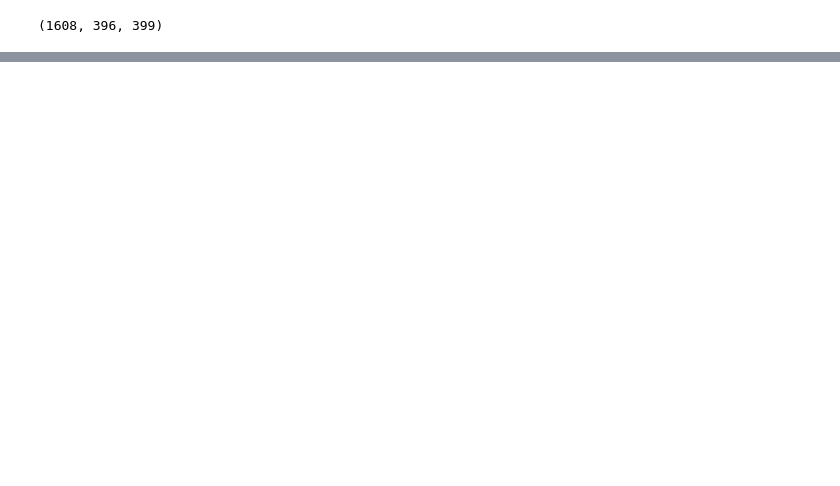
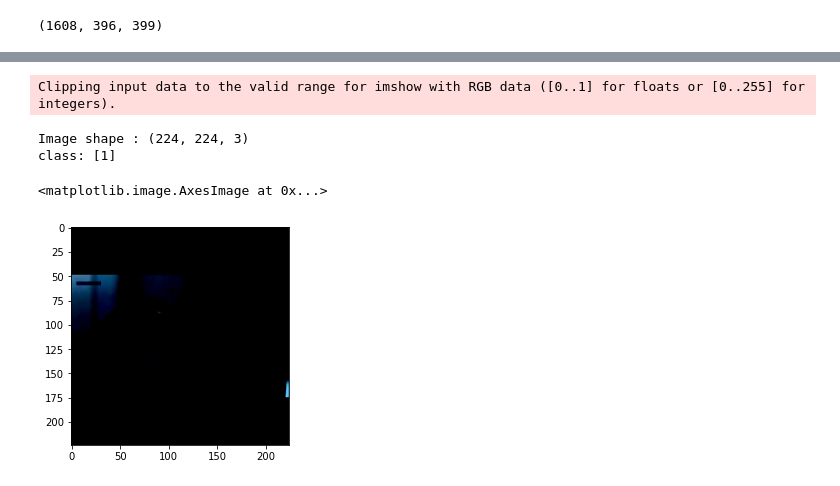
Before and after one commit to Ne0Ss/SIC-Final-Project-WARMY, a Jupyter notebook: Smoking Model/smoking.ipynb, the cells around one changed output, grey strips where cells are left out. Cells and saved outputs as stored; diff of their text form; code cells hidden in the pictures; blank space fills up the shorter version.

```diff
--- a/Smoking Model/smoking.ipynb
+++ b/Smoking Model/smoking.ipynb
@@ -41,0 +72,13 @@ len(X_train),len(X_test),len(X_valid)
+# %%
+Y_train = np.concatenate((np.zeros((1,804), np.int8).T,np.ones((1,804), np.int8).T)).reshape((-1,1))
+Y_test = np.concatenate((np.zeros((1,198), np.int8).T,np.ones((1,198), np.int8).T)).reshape((-1,1))
+Y_valid = np.concatenate((np.zeros((1,200), np.int8).T,np.ones((1,199), np.int8).T)).reshape((-1,1))
+print ("number of training examples = " + str(X_train.shape[0]))
+print ("number of test examples = " + str(X_test.shape[0]))
+print ("number of validation examples = " + str(X_valid.shape[0]))
+print ("X_train shape: " + str(X_train.shape))
+print ("Y_train shape: " + str(Y_train.shape))
+print ("X_test shape: " + str(X_test.shape))
+print ("Y_test shape: " + str(Y_test.shape))
+print ("X_valid shape: " + str(X_valid.shape))
+print ("Y_valid shape: " + str(Y_valid.shape))
@@ -41,0 +111,10 @@ len(X_train),len(X_test),len(X_valid)
+# %%
+i= 20
+print("Image shape :",X_train[i].shape,'\nclass:',Y_train[i])
+imshow(X_train[i])
+# %% [output]
+Clipping input data to the valid range for imshow with RGB data ([0..1] for floats or [0..255] for integers).
+Image shape : (224, 224, 3)
+class: [1]
+<matplotlib.image.AxesImage at 0x...>
+[figure, added]
```
Also changed, not shown: parts of 19 cells of this notebook, 3 other files.
